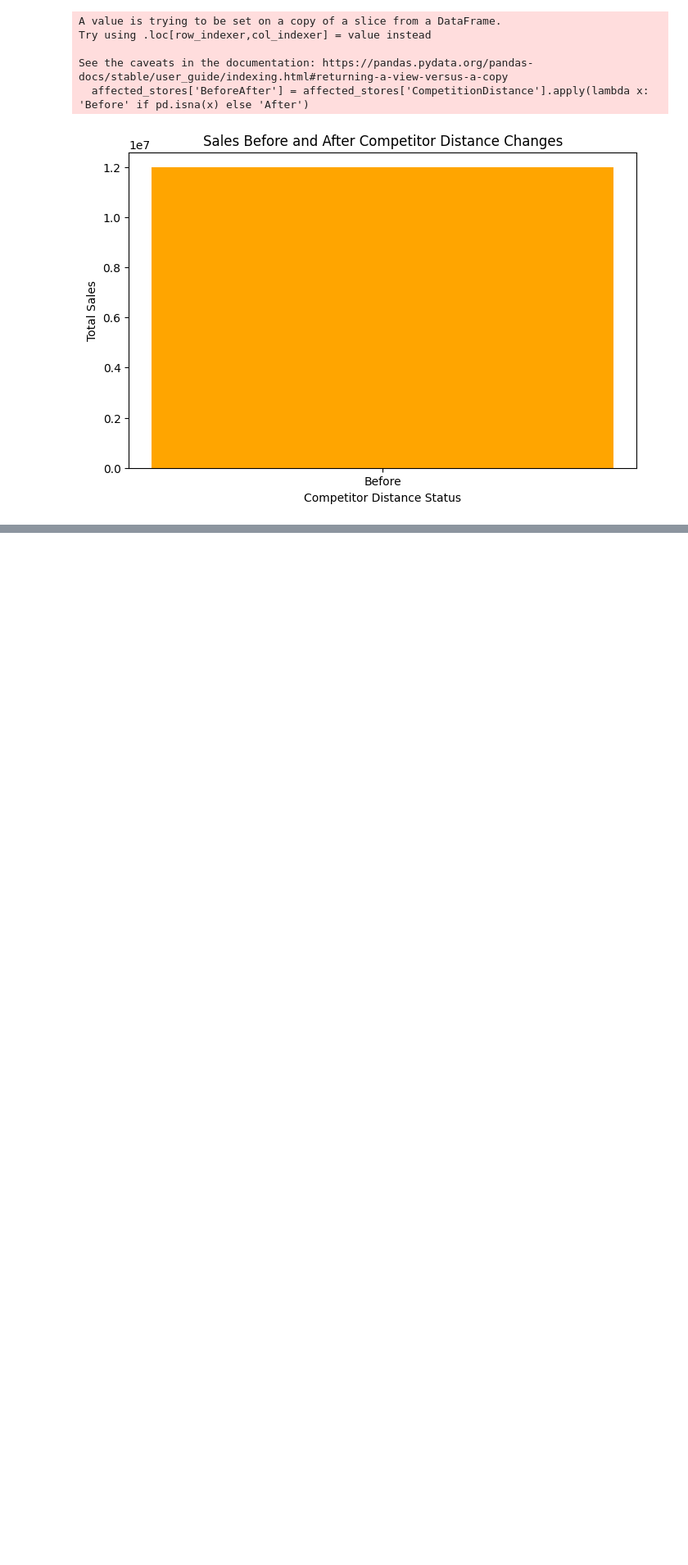
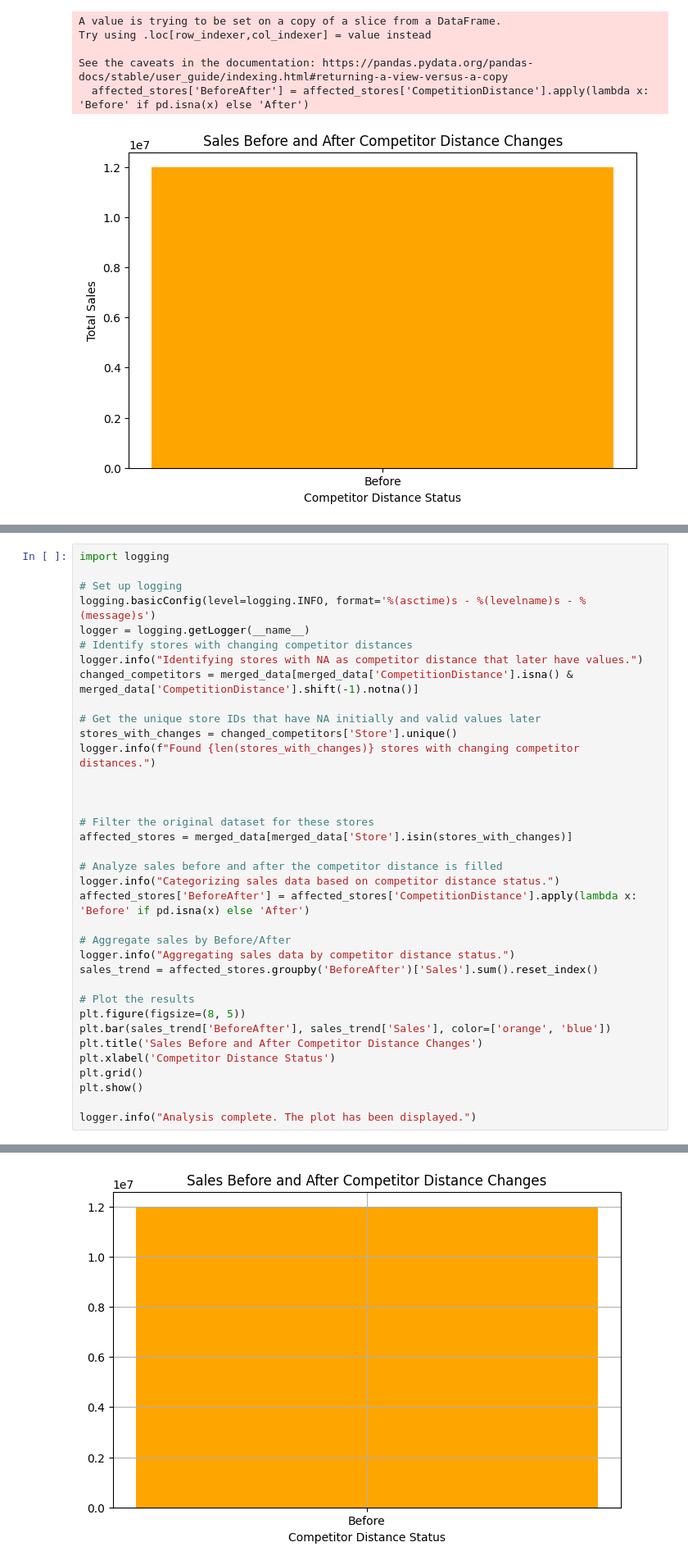
Before and after one commit to jackEBG/wek4, a Jupyter notebook: notebooks/prediction.ipynb, the cells around one changed output, grey strips where cells are left out. Shown at 82% size. Drawn from its saved outputs; the diff is of its cells as text; blank space fills up the shorter version.

```diff
--- a/notebooks/prediction.ipynb
+++ b/notebooks/prediction.ipynb
@@ -369,0 +374,37 @@ See the caveats in the documentation: https://pandas.pydata.org/pandas-docs/stab
+# %%
+import logging
+
+# Set up logging
+logging.basicConfig(level=logging.INFO, format='%(asctime)s - %(levelname)s - %(message)s')
+logger = logging.getLogger(__name__)
+# Identify stores with changing competitor distances
+logger.info("Identifying stores with NA as competitor distance that later have values.")
+changed_competitors = merged_data[merged_data['CompetitionDistance'].isna() & merged_data['CompetitionDistance'].shift(-1).notna()]
+
+# Get the unique store IDs that have NA initially and valid values later
+stores_with_changes = changed_competitors['Store'].unique()
+logger.info(f"Found {len(stores_with_changes)} stores with changing competitor distances.")
+
+
+
+# Filter the original dataset for these stores
+affected_stores = merged_data[merged_data['Store'].isin(stores_with_changes)]
+
+# Analyze sales before and after the competitor distance is filled
+logger.info("Categorizing sales data based on competitor distance status.")
+affected_stores['BeforeAfter'] = affected_stores['CompetitionDistance'].apply(lambda x: 'Before' if pd.isna(x) else 'After')
+
+# Aggregate sales by Before/After
+logger.info("Aggregating sales data by competitor distance status.")
+sales_trend = affected_stores.groupby('BeforeAfter')['Sales'].sum().reset_index()
+
+# Plot the results
+plt.figure(figsize=(8, 5))
+plt.bar(sales_trend['BeforeAfter'], sales_trend['Sales'], color=['orange', 'blue'])
+plt.title('Sales Before and After Competitor Distance Changes')
+plt.xlabel('Competitor Distance Status')
+plt.grid()
+plt.show()
+
+logger.info("Analysis complete. The plot has been displayed.")
+# %% [output]
@@ -369,0 +420 @@ See the caveats in the documentation: https://pandas.pydata.org/pandas-docs/stab
+[figure, added]
```
Also changed, not shown: parts of 10 cells of this notebook.
